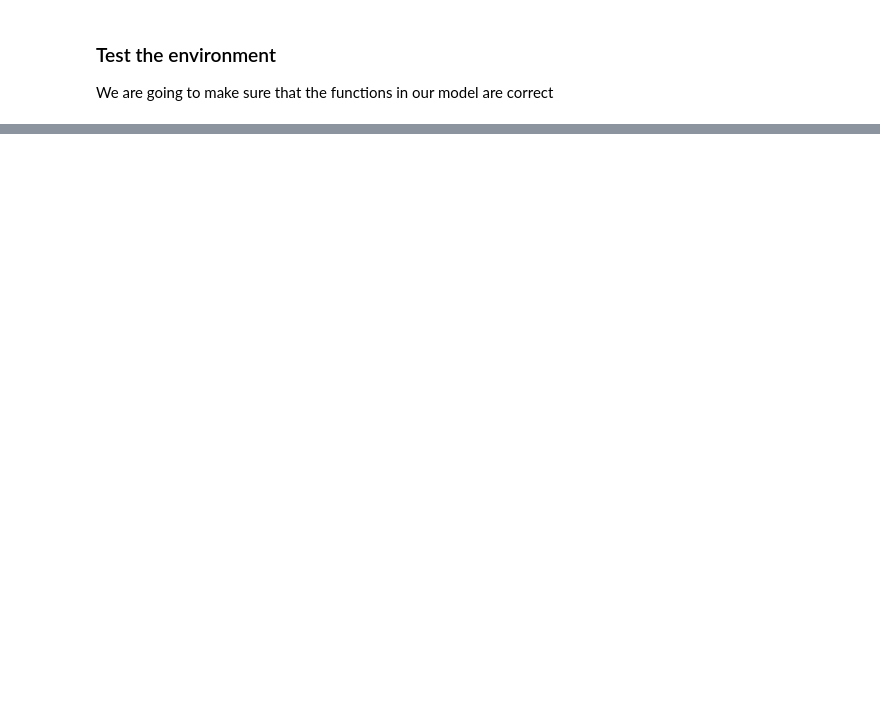
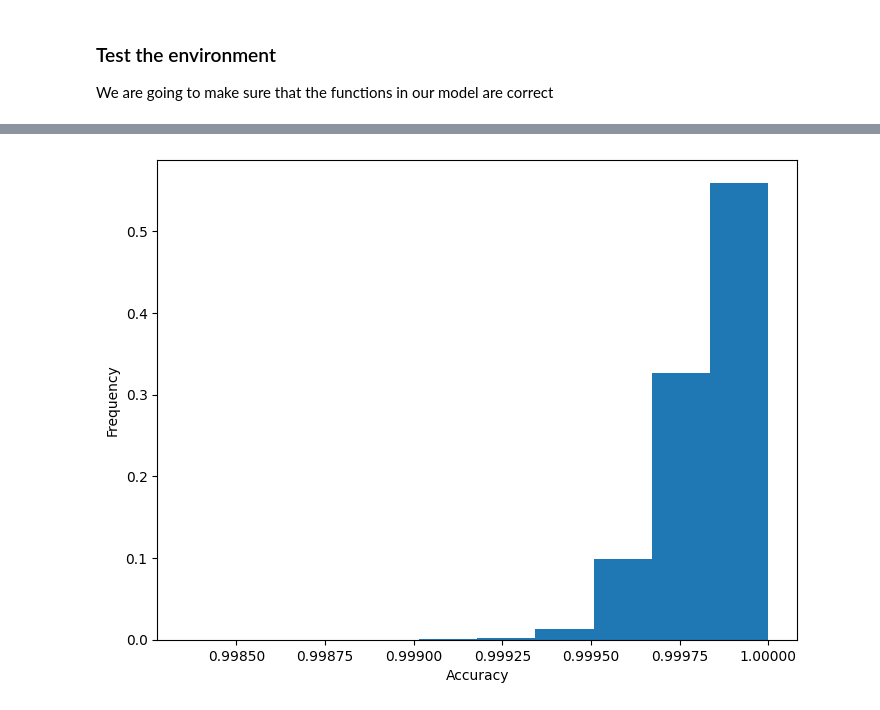
Before and after one commit to MatiasCovarrubias/jaxecon, a Jupyter notebook: DEQN/jaxDEQN.ipynb, the cells around one changed output, grey strips where cells are left out. Cells and saved outputs as stored; diff of their text form; code cells hidden in the pictures; blank space fills up the shorter version.

```diff
--- a/DEQN/jaxDEQN.ipynb
+++ b/DEQN/jaxDEQN.ipynb
@@ -48,5 +40,5 @@ First, we use Flax to create the Neural Net, Notice that we activate the last la
 # %%
-class MLP_softplus(nn.Module):
+class NeuralNet(nn.Module):
   features: Sequence[int]
 
   @nn.compact
@@ -582,6 +171,0 @@ periods per epoque: 256000
-# %%
-# Run Experiment
-params_trained, optim, nn_policy, mean_losses, mean_accuracy = run_experiment(Model(), config)
-# Close the session
-# from google.colab import runtime
-# runtime.unassign()
@@ -1318,0 +538,6 @@ def get_epoque_learner_fn(
+# %%
+final_train_state = run_experiment(Model(), config)
+
+# DISCONNECT SESSION (uncomment next 2 lines if you do large run)
+# from google.colab import runtime
+# runtime.unassign()
@@ -1318,0 +564,72 @@ def get_epoque_learner_fn(
+# %%
+# CONFIG SIMUL FUNCTION
+config_simul = {
+    "periods": 10000,              # periods per episode
+    "mc_draws": 256,               # only applies if shock is continuous
+}
+
+# CREATE SIMUL FUNCTION
+def get_simul_fn(env, config):
+
+  def sample_simul_obs(train_state, epis_rng):
+    "sample obs of an episode"
+    env_obs = jnp.zeros_like(env.obs_ss)
+    epis_rng, *period_rngs = random.split(epis_rng, config["periods"]+1)
+    def period_step(env_obs, period_rng):
+      policy = train_state.apply_fn(train_state.params, env_obs)                 # calculate policy
+      period_shock = env.sample_shock(period_rng)         # Sample next obs
+      obs_next = env.step(env_obs, policy, period_shock)  # apply period steps.
+      return obs_next, obs_next # we pass it two times because of the syntax of the lax.scan loop
+    _, epis_obs = lax.scan(period_step, env_obs, jnp.stack(period_rngs)) # we get the obs_batch
+    return epis_obs
+
+  def simul_loss(params, nn_policy, epis_rng, obs_batch):
+    """Loss function of an episode, which has periods_per_epis time periods."""
+    epis_rng, *period_mc_rngs = random.split(epis_rng, config["periods"]+1)
+    policies_batch = nn_policy(params, obs_batch) # get the policies for the entire obs batch.
+
+    def period_loss(obs, policy, period_mc_rng):
+      """Loss function for an individual period."""
+      mc_shocks = env.mc_shocks(period_mc_rng, config["mc_draws"])
+      mc_nextobs = jax.vmap(env.step, in_axes = (None,None,0))(obs, policy, mc_shocks)
+      mc_nextpols = nn_policy(params, mc_nextobs)
+      expect = jnp.mean(jax.vmap(env.expect_realization)(mc_nextobs, mc_nextpols))
+      mean_loss, mean_accuracy, min_accuracy = env.loss(obs, expect, policy) # calculate loss
+      return mean_loss, mean_accuracy, min_accuracy
+
+    # parallelize callculation of period_loss for the entire batch
+    mean_losses, mean_accuracies, min_accuracies = jax.vmap(period_loss)(obs_batch, policies_batch, jnp.stack(period_mc_rngs))
+    return mean_losses, mean_accuracies, min_accuracies
+
+  def simul_fn(train_state, epis_rng):
+    """Get obs for simul and then calculate loss function"""
+    simul_obs = sample_simul_obs(train_state, epis_rng)
+    _, simul_accuracies, _  = simul_loss(train_state.params, train_state.apply_fn, epis_rng, simul_obs)
+    return simul_obs, simul_accuracies
+
+  return simul_fn
+
+# RUN SIMUL
+rng_simul = random.PRNGKey(1)
+env_simul = Model()
+simul_fn = jax.jit(get_simul_fn(env_simul, config_simul))
+simul_obs, simul_accuracies = simul_fn(final_train_state, rng_simul)
+
+# GET STATISTICS
+obs_quantiles = jnp.quantile(simul_obs, jnp.array([0.1,0.25,0.5,0.75,0.9]), axis=0)
+acc_quantiles = jnp.quantile(simul_accuracies, jnp.array([0.1,0.25,0.5,0.75,0.9]))
+print('Observations Quantiles (10%,25%,50%,75%,90%)', obs_quantiles)
+print('Minimum Accuracy', jnp.min(simul_accuracies))
+print('Accuracies Quantiles (10%,25%,50%,75%,90%)', acc_quantiles)
+
+# HISTOGRAM OF ACCURACIES
+counts, bins = jnp.histogram(simul_accuracies)
+freqs = counts/config_simul["periods"]
+fig = plt.figure()
+ax = fig.add_axes([0,0,1,1])
+ax.hist(bins[:-1], bins, weights=freqs)
+plt.xlabel('Accuracy')
+plt.ylabel('Frequency')
+# plt.show
+fig.savefig(config['working_dir']+config['run_name']+'/acurracy_hists.jpg', bbox_inches="tight", pad_inches=1)
+# %% [output]
@@ -1318,0 +643 @@ def get_epoque_learner_fn(
+[figure, added]
```
Also changed, not shown: parts of 56 cells of this notebook.
